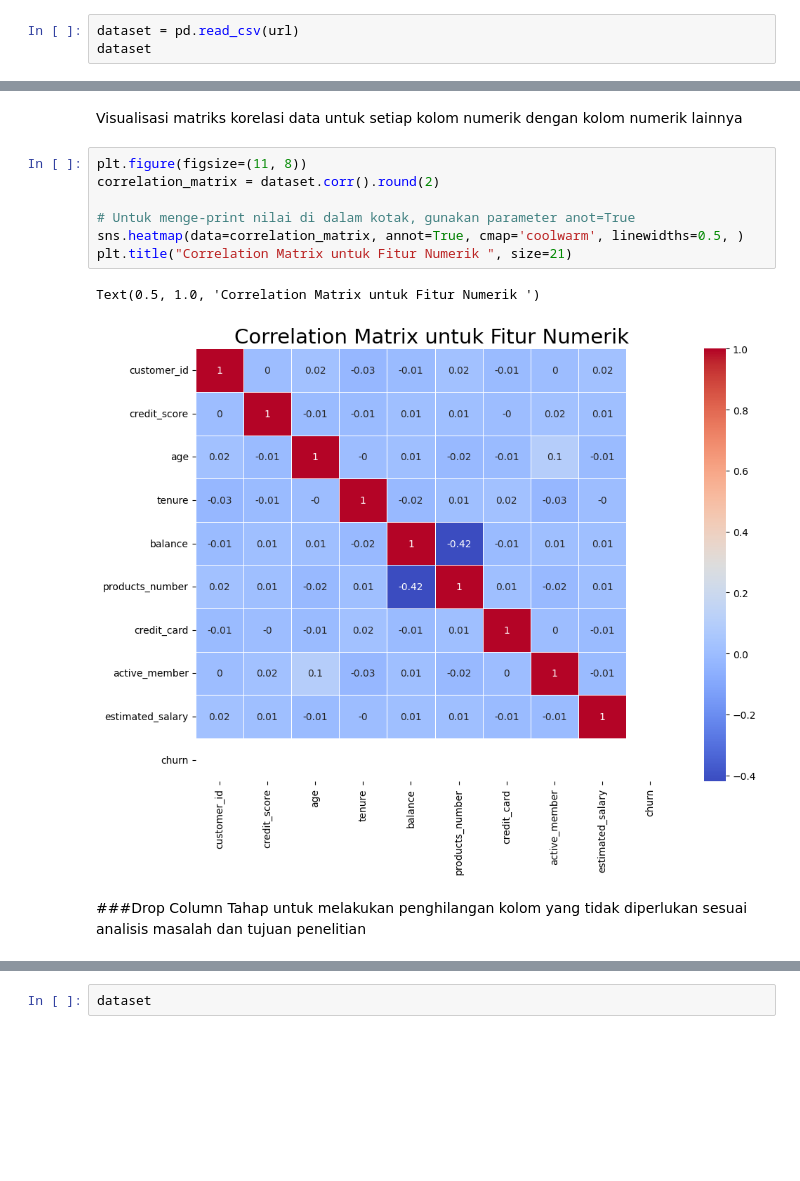
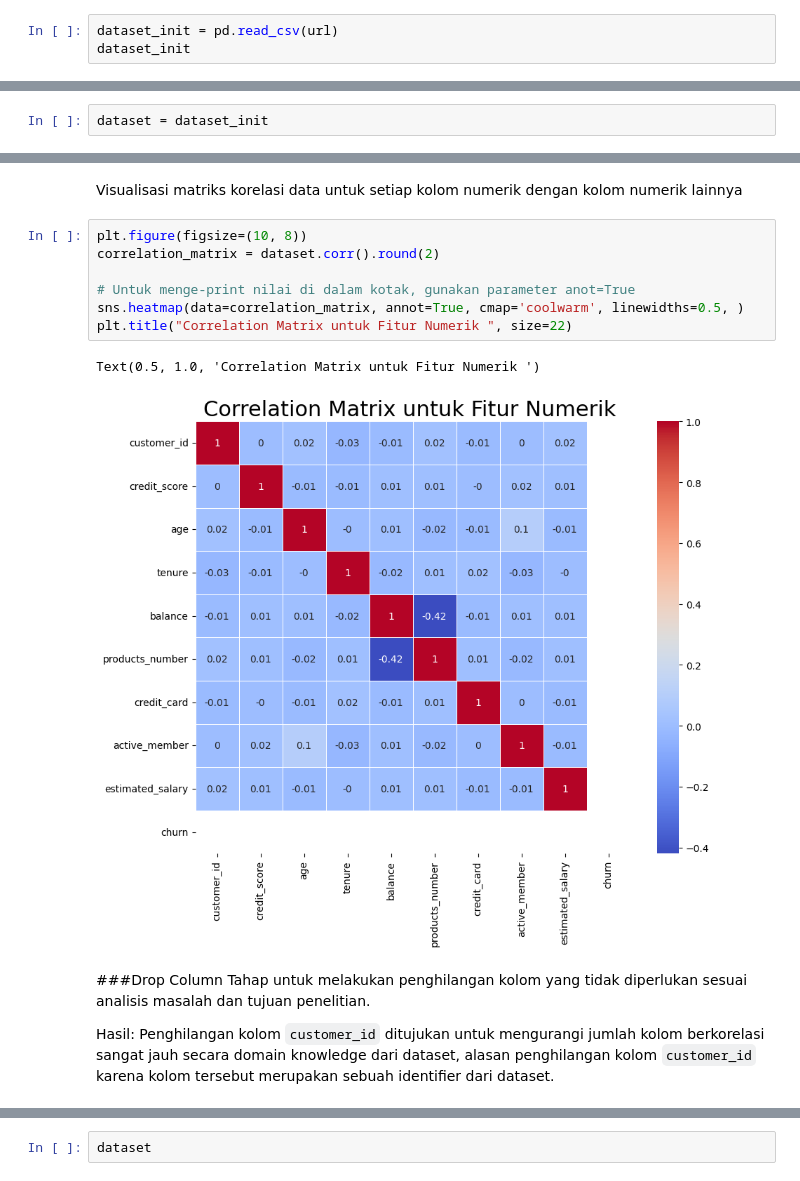
Before and after one commit to ozaenzenzen/fam_python_predictive_analytics_test, a Jupyter notebook: test_fam_predictive_analytics_dcd.ipynb, the cells around one changed output, grey strips where cells are left out. Cells and saved outputs as stored; diff of their text form; blank space fills up the shorter version.

```diff
--- a/test_fam_predictive_analytics_dcd.ipynb
+++ b/test_fam_predictive_analytics_dcd.ipynb
@@ -26,8 +26,8 @@ url = "/content/drive/MyDrive/File Ozan/Repo Machine Learning/Bank Customer Chur
 # %% [markdown]
 Memanggil dataset berformat .csv ke dalam variabel dataset menggunakan library pandas
 # %%
-dataset = pd.read_csv(url)
-dataset
+dataset_init = pd.read_csv(url)
+dataset_init
 # %% [output]
 |  | customer_id | credit_score | country | gender | age | tenure | balance | products_number | credit_card | ... |
 | 0 | 15634602 | 619 | France | Female | 42 | 2 | 0.00 | 1 | 1 | ... |
@@ -56,6 +56,8 @@ Tahap untuk mengolah data agar data siap digunakan untuk proses modeling. Tahapa
 - `PCA Reduction` : Tahap untuk mereduksi dimensi, mengekstraksi fitur, dan mentransformasi data dari “n-dimensional space” ke dalam sistem berkoordinat baru dengan dimensi m, di mana m lebih kecil dari n
 - `Train Test Split` : Tahap untuk membagi dataset menjadi data train dan data test dalam pembagian yang ditentukan
 - `Standarisasi` : Tahap untuk melakukan perubahan skala nilai pada suatu kolom sesuai skala yang diinginkan
+# %%
+dataset = dataset_init
 # %% [markdown]
 ###Data Info
 Tahap untuk memuat informasi dari dataset
@@ -337,18 +340,20 @@ sns.pairplot(dataset, diag_kind = 'kde')
 # %% [markdown]
 Visualisasi matriks korelasi data untuk setiap kolom numerik dengan kolom numerik lainnya
 # %%
-plt.figure(figsize=(11, 8))
+plt.figure(figsize=(10, 8))
 correlation_matrix = dataset.corr().round(2)
 
 # Untuk menge-print nilai di dalam kotak, gunakan parameter anot=True
 sns.heatmap(data=correlation_matrix, annot=True, cmap='coolwarm', linewidths=0.5, )
-plt.title("Correlation Matrix untuk Fitur Numerik ", size=21)
+plt.title("Correlation Matrix untuk Fitur Numerik ", size=22)
 # %% [output]
 Text(0.5, 1.0, 'Correlation Matrix untuk Fitur Numerik ')
-[figure, old version]
+[figure, new version]
 # %% [markdown]
 ###Drop Column
-Tahap untuk melakukan penghilangan kolom yang tidak diperlukan sesuai analisis masalah dan tujuan penelitian
+Tahap untuk melakukan penghilangan kolom yang tidak diperlukan sesuai analisis masalah dan tujuan penelitian.
+
+Hasil: Penghilangan kolom `customer_id` ditujukan untuk mengurangi jumlah kolom berkorelasi sangat jauh secara domain knowledge dari dataset, alasan penghilangan kolom `customer_id` karena kolom tersebut merupakan sebuah identifier dari dataset.
 # %%
 #tidak perlu customer id di sini
 dataset.drop(['customer_id'], inplace=True, axis=1)
```
Also changed, not shown: parts of 53 cells of this notebook.
